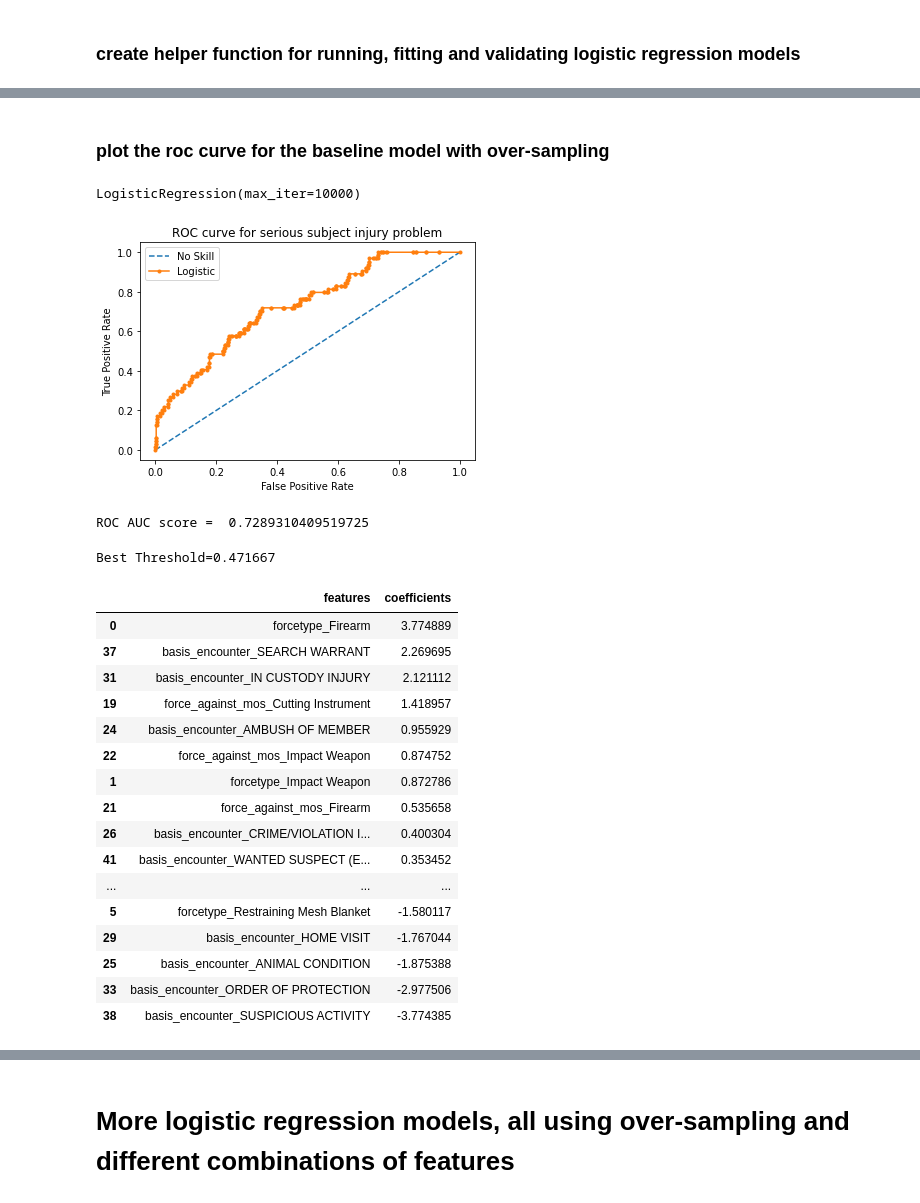
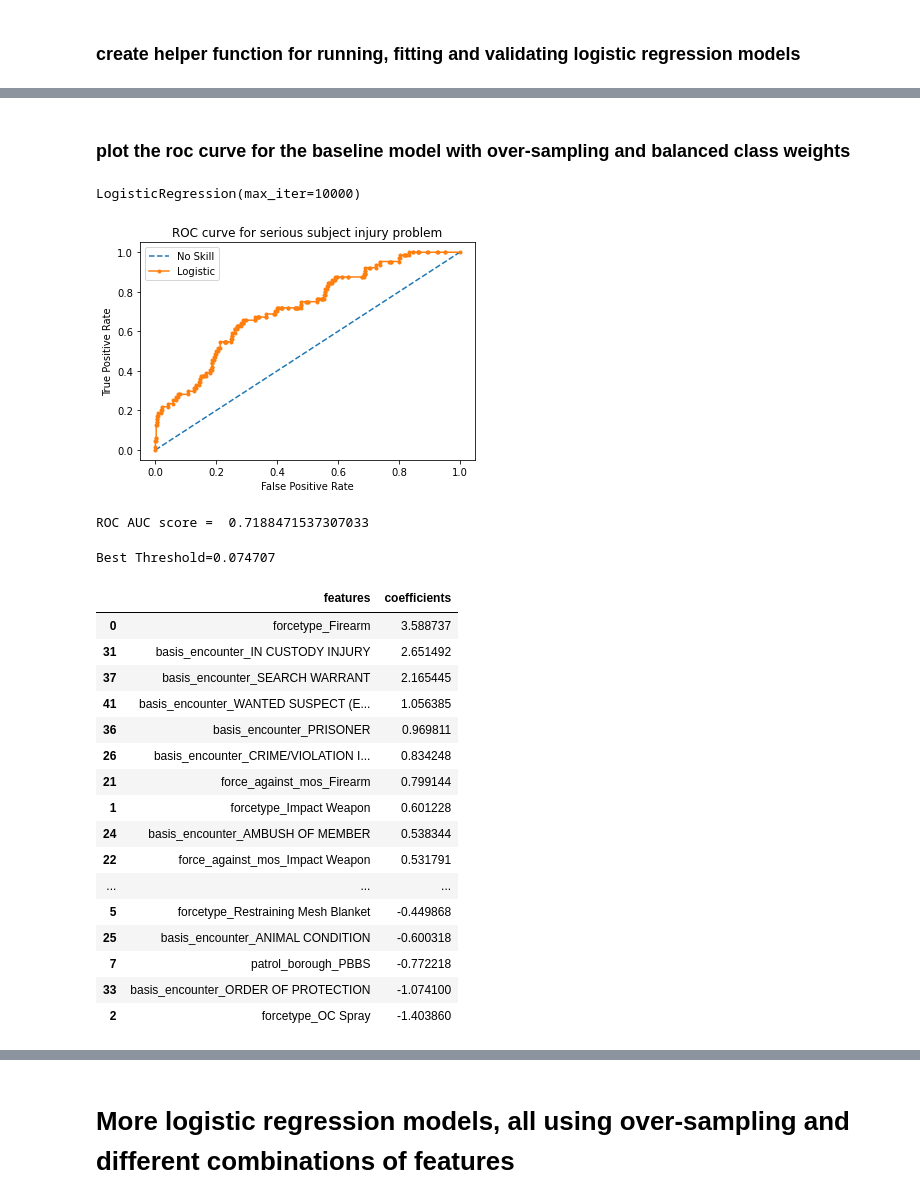
Before and after one commit to chloebs4590/Metis-Classification, a Jupyter notebook: nypd_use_of_force-data_cleaning_eda.ipynb, the cells around one changed output, grey strips where cells are left out. Cells and saved outputs as stored; diff of their text form; code cells hidden in the pictures.

```diff
--- a/nypd_use_of_force-data_cleaning_eda.ipynb
+++ b/nypd_use_of_force-data_cleaning_eda.ipynb
@@ -454,9 +454,9 @@ ANIMAL CONDITION                           14
 HOSTAGE/BARRICADED                         13
 Name: basisforencounter, dtype: int64
 # %%
-# assign 'OTHER' to be the reference category
+# assign 'SUSPICIOUS ACTIVITY' to be the reference category
 
-basis_encounter = pd.get_dummies(incidents.basisforencounter, prefix='basis_encounter').drop('basis_encounter_OTHER',axis=1)
+basis_encounter = pd.get_dummies(incidents.basisforencounter, prefix='basis_encounter').drop('basis_encounter_SUSPICIOUS ACTIVITY',axis=1)
 # %%
 incidents_tri_basis_encounter = pd.concat([incidents.tri_incident_number,basis_encounter],axis=1)
 
@@ -765,7 +765,7 @@ import imblearn.over_sampling
 # setup for the ratio argument of RandomOverSampler initialization
 n_pos = np.sum(y_tr == 1)
 n_neg = np.sum(y_tr == 0)
-ratio = {1 : n_pos * 48, 0 : n_neg}
+ratio = {1 : n_pos * 4, 0 : n_neg}
 
 # randomly oversample positive samples: create 4x as many
 ROS = imblearn.over_sampling.RandomOverSampler(sampling_strategy = ratio, random_state=42)
@@ -890,9 +936,9 @@ mean f2 score: 0.646
 # %% [markdown]
-### plot the roc curve for the baseline model with over-sampling
+### plot the roc curve for the baseline model with over-sampling and balanced class weights
 # %%
 # instantiate the model and fit it (do it again, since when we did it above, it was within a function)
-lr = LogisticRegression(solver='lbfgs',max_iter=10000)
-lr.fit(X_tr_rs[['forcetype_Firearm', 'forcetype_Impact Weapon',
+lr_balanced = LogisticRegression(solver='lbfgs',max_iter=10000)
+lr_balanced.fit(X_tr_rs[['forcetype_Firearm', 'forcetype_Impact Weapon',
        'forcetype_OC Spray', 'forcetype_Physical Force',
        'forcetype_Police Canine', 'forcetype_Restraining Mesh Blanket',
        'num_members_injured', 'patrol_borough_PBBS', 'patrol_borough_PBBX',
@@ -913,7 +959,7 @@ lr.fit(X_tr_rs[['forcetype_Firearm', 'forcetype_Impact Weapon',
        'basis_encounter_ORDER OF PROTECTION',
        'basis_encounter_PAST CRIME/VIOLATION',
        'basis_encounter_PERSON IN CRISIS', 'basis_encounter_PRISONER',
-       'basis_encounter_SEARCH WARRANT', 'basis_encounter_SUSPICIOUS ACTIVITY',
+       'basis_encounter_SEARCH WARRANT', 'basis_encounter_OTHER',
        'basis_encounter_TRANSIT EJECTION', 'basis_encounter_VTL INFRACTION',
        'basis_encounter_WANTED SUSPECT (E.G. WARRANT, I CARD)', 'num_members',
        'subject_age', 'subject_mos_race_diff_1', 'num_subjects',
@@ -922,7 +968,7 @@ lr.fit(X_tr_rs[['forcetype_Firearm', 'forcetype_Impact Weapon',
 LogisticRegression(max_iter=10000)
 # %%
 # calculate roc curve and plot it
-fpr, tpr, thresholds = roc_curve(y_te, lr.predict_proba(X_te[['forcetype_Firearm', 'forcetype_Impact Weapon',
+fpr, tpr, thresholds = roc_curve(y_te, lr_balanced.predict_proba(X_te[['forcetype_Firearm', 'forcetype_Impact Weapon',
        'forcetype_OC Spray', 'forcetype_Physical Force',
        'forcetype_Police Canine', 'forcetype_Restraining Mesh Blanket',
        'num_members_injured', 'patrol_borough_PBBS', 'patrol_borough_PBBX',
@@ -943,7 +989,7 @@ fpr, tpr, thresholds = roc_curve(y_te, lr.predict_proba(X_te[['forcetype_Firearm
        'basis_encounter_ORDER OF PROTECTION',
        'basis_encounter_PAST CRIME/VIOLATION',
        'basis_encounter_PERSON IN CRISIS', 'basis_encounter_PRISONER',
-       'basis_encounter_SEARCH WARRANT', 'basis_encounter_SUSPICIOUS ACTIVITY',
+       'basis_encounter_SEARCH WARRANT', 'basis_encounter_OTHER',
        'basis_encounter_TRANSIT EJECTION', 'basis_encounter_VTL INFRACTION',
        'basis_encounter_WANTED SUSPECT (E.G. WARRANT, I CARD)', 'num_members',
        'subject_age', 'subject_mos_race_diff_1', 'num_subjects',
@@ -956,37 +1002,37 @@ plt.xlabel('False Positive Rate')
 plt.ylabel('True Positive Rate')
 plt.title('ROC curve for serious subject injury problem')
 plt.legend()
 # show the plot
 plt.show()
-print("ROC AUC score = ", roc_auc_score(y_te, lr.predict_proba(X_te[['forcetype_Firearm', 'forcetype_Impact Weapon',
+print("ROC AUC score = ", roc_auc_score(y_te, lr_balanced.predict_proba(X_te[['forcetype_Firearm', 'forcetype_Impact Weapon',
        'forcetype_OC Spray', 'forcetype_Physical Force',
        'forcetype_Police Canine', 'forcetype_Restraining Mesh Blanket',
        'num_members_injured', 'patrol_borough_PBBS', 'patrol_borough_PBBX',
        'patrol_borough_PBMN', 'patrol_borough_PBMS', 'patrol_borough_PBQN',
        'patrol_borough_PBQS', 'patrol_borough_PBSI',
        'subject_race_AMER INDIAN', 'subject_race_ASIAN', 'subject_race_BLACK',
        'subject_race_HISPANIC', 'subject_race_UNK/OTH',
        'force_against_mos_Cutting Instrument',
        'force_against_mos_Displayed Weapon', 'force_against_mos_Firearm',
        'force_against_mos_Impact Weapon', 'force_against_mos_Physical Force',
        'basis_encounter_AMBUSH OF MEMBER', 'basis_encounter_ANIMAL CONDITION',
        'basis_encounter_CRIME/VIOLATION IN PROGRESS',
        'basis_encounter_CROWD CONTROL',
        'basis_encounter_DETECTIVE INVESTIGATION', 'basis_encounter_HOME VISIT',
        'basis_encounter_HOSTAGE/BARRICADED',
        'basis_encounter_IN CUSTODY INJURY',
        'basis_encounter_NON-CRIME CALLS FOR SERVICE',
        'basis_encounter_ORDER OF PROTECTION',
        'basis_encounter_PAST CRIME/VIOLATION',
        'basis_encounter_PERSON IN CRISIS', 'basis_encounter_PRISONER',
-       'basis_encounter_SEARCH WARRANT', 'basis_encounter_SUSPICIOUS ACTIVITY',
+       'basis_encounter_SEARCH WARRANT', 'basis_encounter_OTHER',
        'basis_encounter_TRANSIT EJECTION', 'basis_encounter_VTL INFRACTION',
        'basis_encounter_WANTED SUSPECT (E.G. WARRANT, I CARD)', 'num_members',
        'subject_age', 'subject_mos_race_diff_1', 'num_subjects',
        'subject_gender_FEMALE', 'subject_gender_MALE']])[:,1]))
 # %% [output]
-[figure, old version]
+[figure, new version]
-ROC AUC score =  0.7289310409519725
+ROC AUC score =  0.7188471537307033
 # %%
 # get the best threshold
 J = tpr - fpr
@@ -994,10 +1040,10 @@ ix = np.argmax(J)
 best_thresh = thresholds[ix]
 print('Best Threshold=%f' % (best_thresh))
 # %% [output]
-Best Threshold=0.471667
+Best Threshold=0.074707
 # %%
 # get coefficients
-coefficients = lr.coef_[0]
+coefficients = lr_balanced.coef_[0]
 
 # create df of features and their importance levels
 lr_feature_coeffs = pd.DataFrame({'features': X_tr_rs[['forcetype_Firearm', 'forcetype_Impact Weapon',
@@ -1021,7 +1067,7 @@ lr_feature_coeffs = pd.DataFrame({'features': X_tr_rs[['forcetype_Firearm', 'for
        'basis_encounter_ORDER OF PROTECTION',
        'basis_encounter_PAST CRIME/VIOLATION',
        'basis_encounter_PERSON IN CRISIS', 'basis_encounter_PRISONER',
-       'basis_encounter_SEARCH WARRANT', 'basis_encounter_SUSPICIOUS ACTIVITY',
+       'basis_encounter_SEARCH WARRANT', 'basis_encounter_OTHER',
        'basis_encounter_TRANSIT EJECTION', 'basis_encounter_VTL INFRACTION',
        'basis_encounter_WANTED SUSPECT (E.G. WARRANT, I CARD)', 'num_members',
        'subject_age', 'subject_mos_race_diff_1', 'num_subjects',
@@ -1031,22 +1077,22 @@ lr_feature_coeffs = pd.DataFrame({'features': X_tr_rs[['forcetype_Firearm', 'for
 lr_feature_coeffs
 # %% [output]
 |  | features | coefficients |
-| 0 | forcetype_Firearm | 3.774889 |
-| 37 | basis_encounter_SEARCH WARRANT | 2.269695 |
-| 31 | basis_encounter_IN CUSTODY INJURY | 2.121112 |
-| 19 | force_against_mos_Cutting Instrument | 1.418957 |
-| 24 | basis_encounter_AMBUSH OF MEMBER | 0.955929 |
-| 22 | force_against_mos_Impact Weapon | 0.874752 |
-| 1 | forcetype_Impact Weapon | 0.872786 |
-| 21 | force_against_mos_Firearm | 0.535658 |
-| 26 | basis_encounter_CRIME/VIOLATION I... | 0.400304 |
-| 41 | basis_encounter_WANTED SUSPECT (E... | 0.353452 |
+| 0 | forcetype_Firearm | 3.588737 |
+| 31 | basis_encounter_IN CUSTODY INJURY | 2.651492 |
+| 37 | basis_encounter_SEARCH WARRANT | 2.165445 |
+| 41 | basis_encounter_WANTED SUSPECT (E... | 1.056385 |
+| 36 | basis_encounter_PRISONER | 0.969811 |
+| 26 | basis_encounter_CRIME/VIOLATION I... | 0.834248 |
+| 21 | force_against_mos_Firearm | 0.799144 |
+| 1 | forcetype_Impact Weapon | 0.601228 |
+| 24 | basis_encounter_AMBUSH OF MEMBER | 0.538344 |
+| 22 | force_against_mos_Impact Weapon | 0.531791 |
 | ... | ... | ... |
-| 5 | forcetype_Restraining Mesh Blanket | -1.580117 |
-| 29 | basis_encounter_HOME VISIT | -1.767044 |
-| 25 | basis_encounter_ANIMAL CONDITION | -1.875388 |
-| 33 | basis_encounter_ORDER OF PROTECTION | -2.977506 |
-| 38 | basis_encounter_SUSPICIOUS ACTIVITY | -3.774385 |
+| 5 | forcetype_Restraining Mesh Blanket | -0.449868 |
+| 25 | basis_encounter_ANIMAL CONDITION | -0.600318 |
+| 7 | patrol_borough_PBBS | -0.772218 |
+| 33 | basis_encounter_ORDER OF PROTECTION | -1.074100 |
+| 2 | forcetype_OC Spray | -1.403860 |
 # %%
 # plot the features and their importance levels
 f, ax = plt.subplots(figsize=(12, 6))
```
Also changed, not shown: parts of 62 cells of this notebook.
